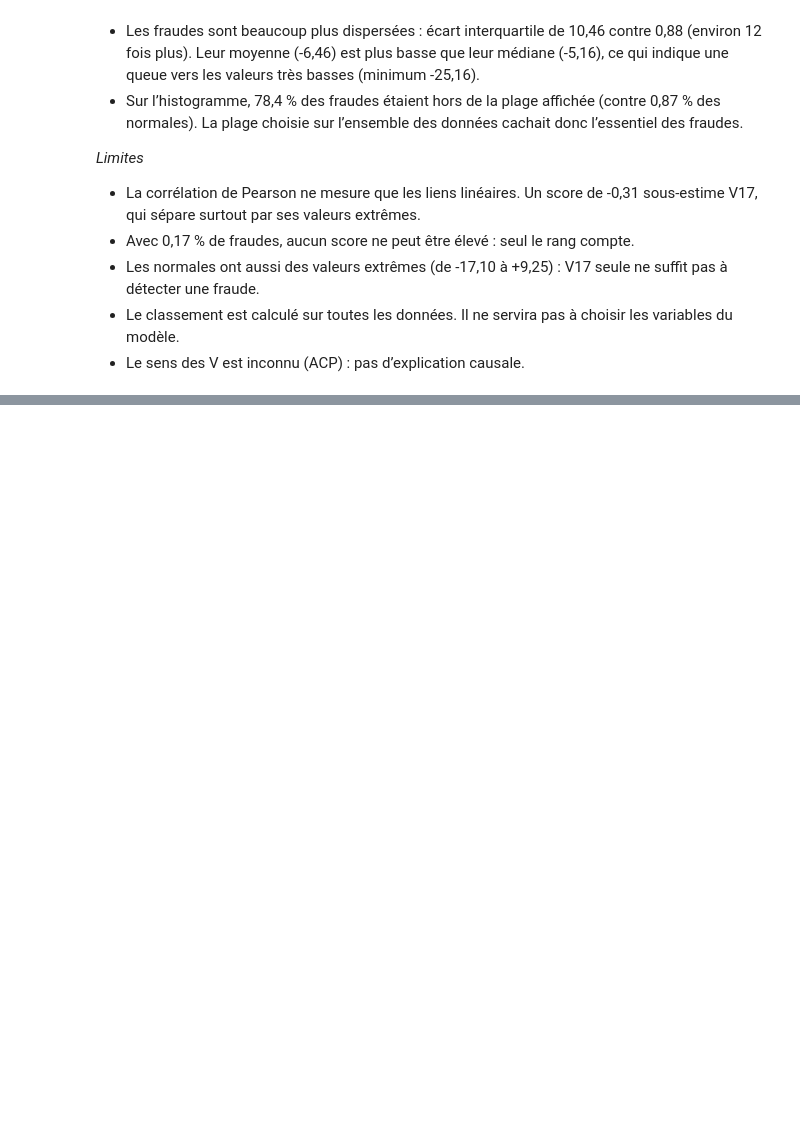
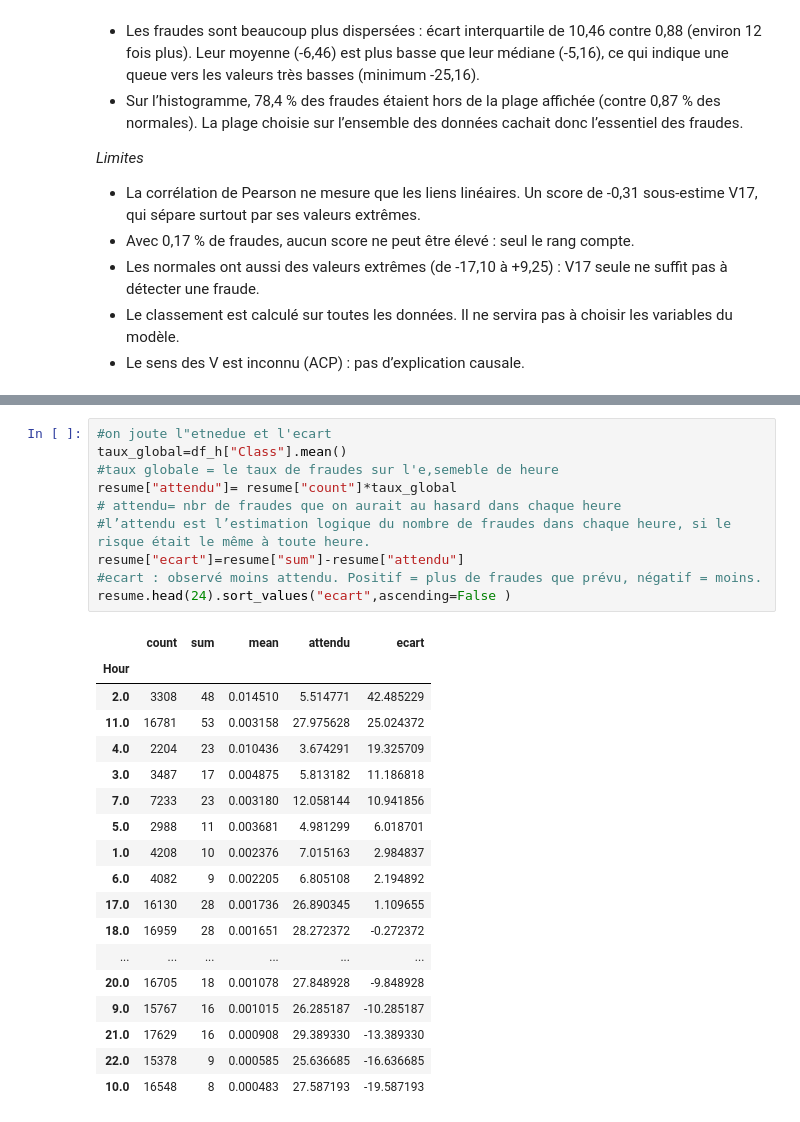
Before and after one commit to safasaaidi/fraud-detection, a Jupyter notebook: notebooks/01_exploration.ipynb, the cells around one changed output, grey strips where cells are left out. Drawn from its saved outputs; the diff is of its cells as text; blank space fills up the shorter version.

```diff
--- a/notebooks/01_exploration.ipynb
+++ b/notebooks/01_exploration.ipynb
@@ -824,0 +934,29 @@ df_clean.groupby("Class")["V17"].describe()
+# %%
+#on joute l"etnedue et l'ecart
+taux_global=df_h["Class"].mean()
+#taux globale = le taux de fraudes sur l'e,semeble de heure
+resume["attendu"]= resume["count"]*taux_global
+# attendu= nbr de fraudes que on aurait au hasard dans chaque heure
+#l’attendu est l’estimation logique du nombre de fraudes dans chaque heure, si le risque était le même à toute heure.
+resume["ecart"]=resume["sum"]-resume["attendu"]
+#ecart : observé moins attendu. Positif = plus de fraudes que prévu, négatif = moins.
+resume.head(24).sort_values("ecart",ascending=False )
+# %% [output]
+|  | count | sum | mean | attendu | ecart |
+| Hour |  |  |  |  |  |
+| 2.0 | 3308 | 48 | 0.014510 | 5.514771 | 42.485229 |
+| 11.0 | 16781 | 53 | 0.003158 | 27.975628 | 25.024372 |
+| 4.0 | 2204 | 23 | 0.010436 | 3.674291 | 19.325709 |
+| 3.0 | 3487 | 17 | 0.004875 | 5.813182 | 11.186818 |
+| 7.0 | 7233 | 23 | 0.003180 | 12.058144 | 10.941856 |
+| 5.0 | 2988 | 11 | 0.003681 | 4.981299 | 6.018701 |
+| 1.0 | 4208 | 10 | 0.002376 | 7.015163 | 2.984837 |
+| 6.0 | 4082 | 9 | 0.002205 | 6.805108 | 2.194892 |
+| 17.0 | 16130 | 28 | 0.001736 | 26.890345 | 1.109655 |
+| 18.0 | 16959 | 28 | 0.001651 | 28.272372 | -0.272372 |
+| ... | ... | ... | ... | ... | ... |
+| 20.0 | 16705 | 18 | 0.001078 | 27.848928 | -9.848928 |
+| 9.0 | 15767 | 16 | 0.001015 | 26.285187 | -10.285187 |
+| 21.0 | 17629 | 16 | 0.000908 | 29.389330 | -13.389330 |
+| 22.0 | 15378 | 9 | 0.000585 | 25.636685 | -16.636685 |
+| 10.0 | 16548 | 8 | 0.000483 | 27.587193 | -19.587193 |
```
Also changed, not shown: parts of 13 cells of this notebook.
